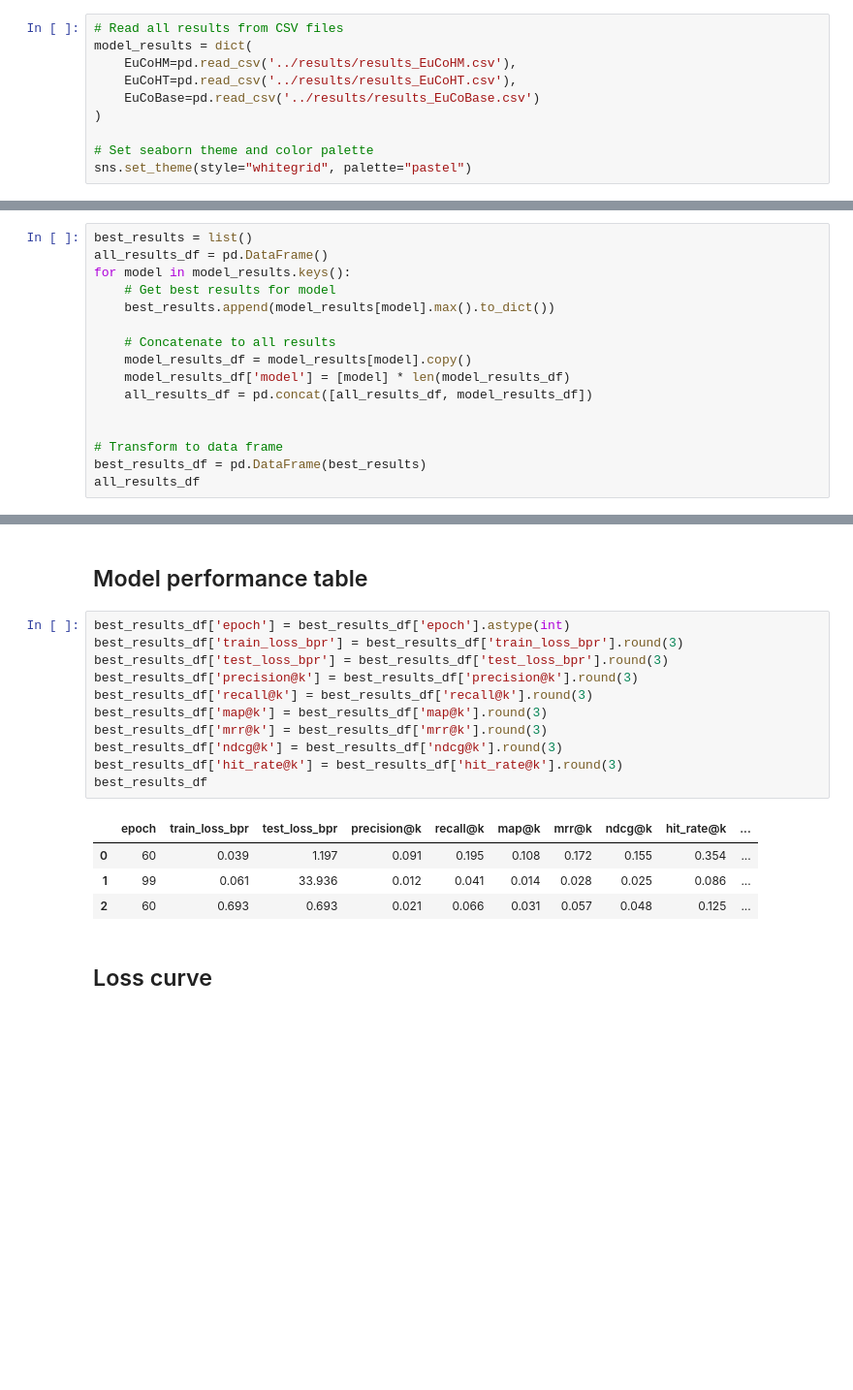
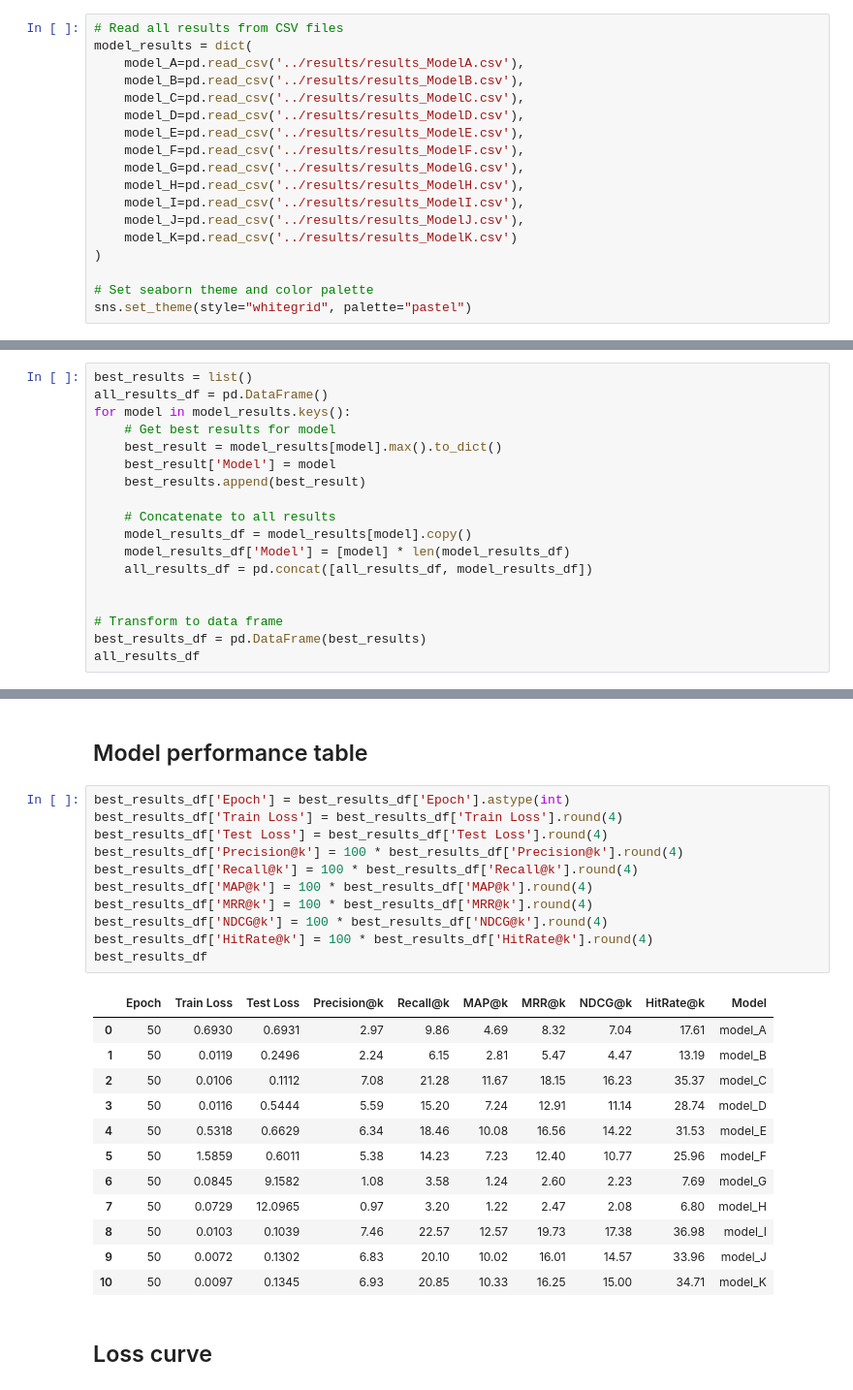
Before and after one commit to eutopia-collaboration-recommender/ecr-recommender, a Jupyter notebook: notebooks/results_interpretation.ipynb, the cells around one changed output, grey strips where cells are left out. Shown at 97% size. Cells and saved outputs as stored; diff of their text form; blank space fills up the shorter version.

```diff
--- a/notebooks/results_interpretation.ipynb
+++ b/notebooks/results_interpretation.ipynb
@@ -12,9 +12,17 @@ import seaborn as sns
 # %%
 # Read all results from CSV files
 model_results = dict(
-    EuCoHM=pd.read_csv('../results/results_EuCoHM.csv'),
-    EuCoHT=pd.read_csv('../results/results_EuCoHT.csv'),
-    EuCoBase=pd.read_csv('../results/results_EuCoBase.csv')
+    model_A=pd.read_csv('../results/results_ModelA.csv'),
+    model_B=pd.read_csv('../results/results_ModelB.csv'),
+    model_C=pd.read_csv('../results/results_ModelC.csv'),
+    model_D=pd.read_csv('../results/results_ModelD.csv'),
+    model_E=pd.read_csv('../results/results_ModelE.csv'),
+    model_F=pd.read_csv('../results/results_ModelF.csv'),
+    model_G=pd.read_csv('../results/results_ModelG.csv'),
+    model_H=pd.read_csv('../results/results_ModelH.csv'),
+    model_I=pd.read_csv('../results/results_ModelI.csv'),
+    model_J=pd.read_csv('../results/results_ModelJ.csv'),
+    model_K=pd.read_csv('../results/results_ModelK.csv')
 )
 
 # Set seaborn theme and color palette
@@ -26,11 +34,13 @@ best_results = list()
 all_results_df = pd.DataFrame()
 for model in model_results.keys():
     # Get best results for model
-    best_results.append(model_results[model].max().to_dict())
+    best_result = model_results[model].max().to_dict()
+    best_result['Model'] = model
+    best_results.append(best_result)
 
     # Concatenate to all results
     model_results_df = model_results[model].copy()
-    model_results_df['model'] = [model] * len(model_results_df)
+    model_results_df['Model'] = [model] * len(model_results_df)
     all_results_df = pd.concat([all_results_df, model_results_df])
 
 
@@ -54,21 +79,29 @@ all_results_df
 # %% [markdown]
 ## Model performance table
 # %%
-best_results_df['epoch'] = best_results_df['epoch'].astype(int)
-best_results_df['train_loss_bpr'] = best_results_df['train_loss_bpr'].round(3)
-best_results_df['test_loss_bpr'] = best_results_df['test_loss_bpr'].round(3)
-best_results_df['precision@k'] = best_results_df['precision@k'].round(3)
-best_results_df['recall@k'] = best_results_df['recall@k'].round(3)
-best_results_df['map@k'] = best_results_df['map@k'].round(3)
-best_results_df['mrr@k'] = best_results_df['mrr@k'].round(3)
-best_results_df['ndcg@k'] = best_results_df['ndcg@k'].round(3)
-best_results_df['hit_rate@k'] = best_results_df['hit_rate@k'].round(3)
+best_results_df['Epoch'] = best_results_df['Epoch'].astype(int)
+best_results_df['Train Loss'] = best_results_df['Train Loss'].round(4)
+best_results_df['Test Loss'] = best_results_df['Test Loss'].round(4)
+best_results_df['Precision@k'] = 100 * best_results_df['Precision@k'].round(4)
+best_results_df['Recall@k'] = 100 * best_results_df['Recall@k'].round(4)
+best_results_df['MAP@k'] = 100 * best_results_df['MAP@k'].round(4)
+best_results_df['MRR@k'] = 100 * best_results_df['MRR@k'].round(4)
+best_results_df['NDCG@k'] = 100 * best_results_df['NDCG@k'].round(4)
+best_results_df['HitRate@k'] = 100 * best_results_df['HitRate@k'].round(4)
 best_results_df
 # %% [output]
-|  | epoch | train_loss_bpr | test_loss_bpr | precision@k | recall@k | map@k | mrr@k | ndcg@k | hit_rate@k | ... |
-| 0 | 60 | 0.039 | 1.197 | 0.091 | 0.195 | 0.108 | 0.172 | 0.155 | 0.354 | ... |
-| 1 | 99 | 0.061 | 33.936 | 0.012 | 0.041 | 0.014 | 0.028 | 0.025 | 0.086 | ... |
-| 2 | 60 | 0.693 | 0.693 | 0.021 | 0.066 | 0.031 | 0.057 | 0.048 | 0.125 | ... |
+|  | Epoch | Train Loss | Test Loss | Precision@k | Recall@k | MAP@k | MRR@k | NDCG@k | HitRate@k | Model |
+| 0 | 50 | 0.6930 | 0.6931 | 2.97 | 9.86 | 4.69 | 8.32 | 7.04 | 17.61 | model_A |
+| 1 | 50 | 0.0119 | 0.2496 | 2.24 | 6.15 | 2.81 | 5.47 | 4.47 | 13.19 | model_B |
+| 2 | 50 | 0.0106 | 0.1112 | 7.08 | 21.28 | 11.67 | 18.15 | 16.23 | 35.37 | model_C |
+| 3 | 50 | 0.0116 | 0.5444 | 5.59 | 15.20 | 7.24 | 12.91 | 11.14 | 28.74 | model_D |
+| 4 | 50 | 0.5318 | 0.6629 | 6.34 | 18.46 | 10.08 | 16.56 | 14.22 | 31.53 | model_E |
+| 5 | 50 | 1.5859 | 0.6011 | 5.38 | 14.23 | 7.23 | 12.40 | 10.77 | 25.96 | model_F |
+| 6 | 50 | 0.0845 | 9.1582 | 1.08 | 3.58 | 1.24 | 2.60 | 2.23 | 7.69 | model_G |
+| 7 | 50 | 0.0729 | 12.0965 | 0.97 | 3.20 | 1.22 | 2.47 | 2.08 | 6.80 | model_H |
+| 8 | 50 | 0.0103 | 0.1039 | 7.46 | 22.57 | 12.57 | 19.73 | 17.38 | 36.98 | model_I |
+| 9 | 50 | 0.0072 | 0.1302 | 6.83 | 20.10 | 10.02 | 16.01 | 14.57 | 33.96 | model_J |
+| 10 | 50 | 0.0097 | 0.1345 | 6.93 | 20.85 | 10.33 | 16.25 | 15.00 | 34.71 | model_K |
 # %% [markdown]
 ## Loss curve
 # %%
```
Also changed, not shown: parts of 7 cells of this notebook, 11 other files.
